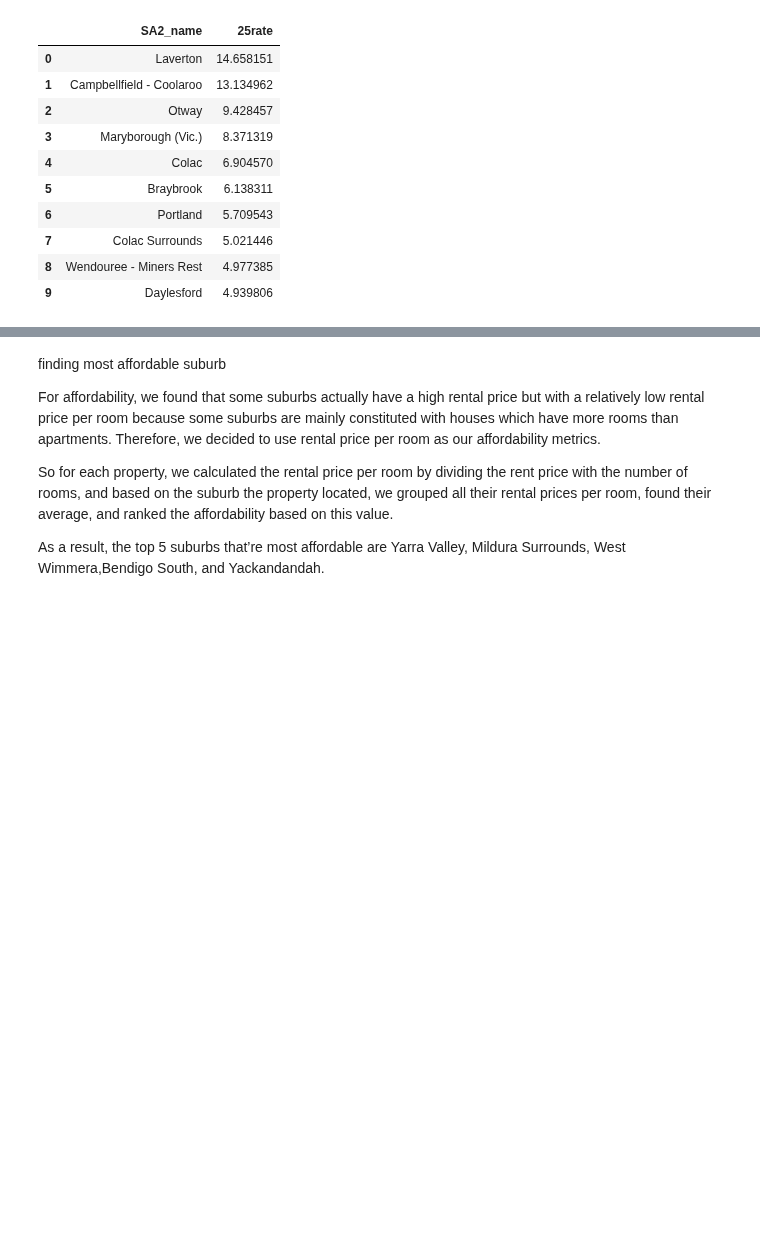
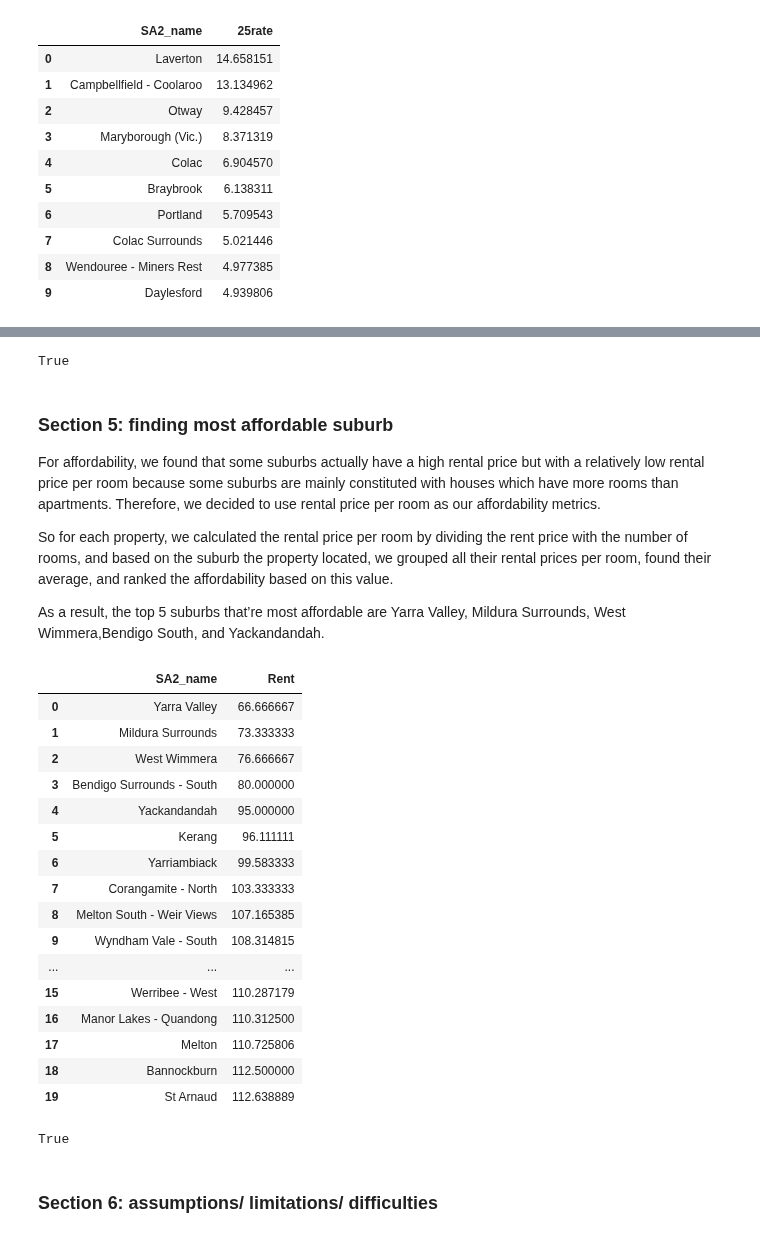
Before and after one commit to MAST30034-Applied-Data-Science/generic-real-estate-consulting-project-group-22, a Jupyter notebook: notebooks/summary.ipynb, the cells around one changed output, grey strips where cells are left out. Saved outputs shown, nothing was run; the diff lists cells and outputs as text; code cells hidden in the pictures; blank space fills up the shorter version.

```diff
--- a/notebooks/summary.ipynb
+++ b/notebooks/summary.ipynb
@@ -163,9 +219,46 @@ As a result, the top 5 suburbs that’re most liveable are South Yarra - North,
+# %%
+file = '/plots/livable_rank.html'
+filepath = os.path.abspath(os.path.join(os.path.dirname("__file__"),os.path.pardir))
+file_uri = 'file:///' + filepath + file
+webbrowser.open_new_tab(file_uri)
+# %% [output]
+True
 # %% [markdown]
-finding most affordable suburb
+### Section 5: finding most affordable suburb
 
 For affordability, we found that some suburbs actually have a high rental price but with a relatively low rental price per room because some suburbs are mainly constituted with houses which have more rooms than apartments. Therefore, we decided to use rental price per room as our affordability metrics.
 
 So for each property, we calculated the rental price per room by dividing the rent price with the number of rooms, and based on the suburb the property located, we grouped all their rental prices per room, found their average, and ranked the affordability based on this value.
 
 As a result, the top 5 suburbs that’re most affordable are Yarra Valley, Mildura Surrounds, West Wimmera,Bendigo South, and Yackandandah.
+# %%
+df = pd.read_csv('../data/curated/affordable_suburb_top_20.csv')
+df
+# %% [output]
+|  | SA2_name | Rent |
+| 0 | Yarra Valley | 66.666667 |
+| 1 | Mildura Surrounds | 73.333333 |
+| 2 | West Wimmera | 76.666667 |
+| 3 | Bendigo Surrounds - South | 80.000000 |
+| 4 | Yackandandah | 95.000000 |
+| 5 | Kerang | 96.111111 |
+| 6 | Yarriambiack | 99.583333 |
+| 7 | Corangamite - North | 103.333333 |
+| 8 | Melton South - Weir Views | 107.165385 |
+| 9 | Wyndham Vale - South | 108.314815 |
+| ... | ... | ... |
+| 15 | Werribee - West | 110.287179 |
+| 16 | Manor Lakes - Quandong | 110.312500 |
+| 17 | Melton | 110.725806 |
+| 18 | Bannockburn | 112.500000 |
+| 19 | St Arnaud | 112.638889 |
+# %%
+file = '/plots/mean_rent.html'
+filepath = os.path.abspath(os.path.join(os.path.dirname("__file__"),os.path.pardir))
+file_uri = 'file:///' + filepath + file
+webbrowser.open_new_tab(file_uri)
+# %% [output]
+True
+# %% [markdown]
+### Section 6: assumptions/ limitations/ difficulties
 # %% [markdown]
```
Also changed, not shown: parts of 15 cells of this notebook.
